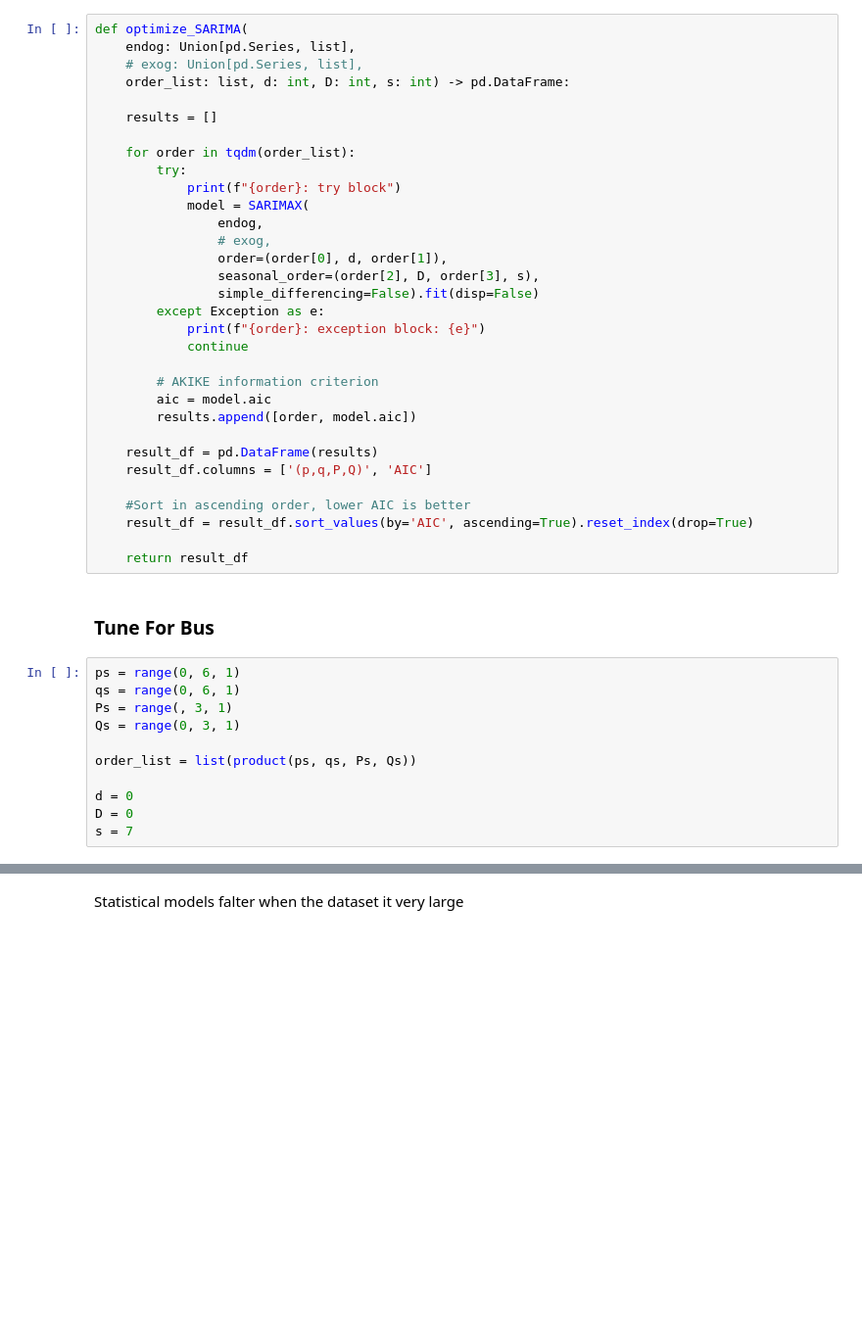
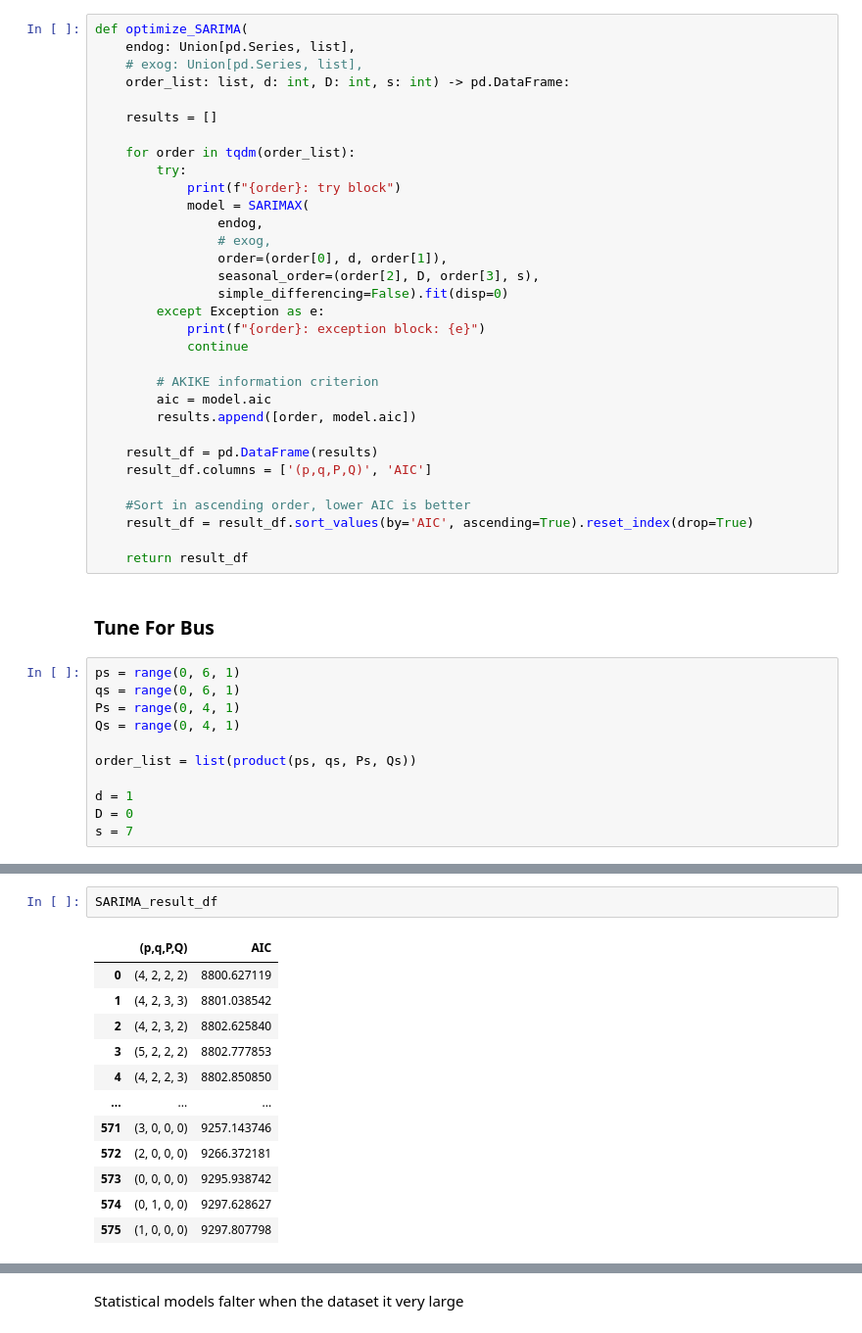
Before and after one commit to utility001/chicago-ridership, a Jupyter notebook: 01_SARIMA.ipynb, the cells around one changed output, grey strips where cells are left out. Shown at 98% size. Drawn from its saved outputs; the diff is of its cells as text; blank space fills up the shorter version.

```diff
--- a/01_SARIMA.ipynb
+++ b/01_SARIMA.ipynb
@@ -203,7 +207,7 @@ def optimize_SARIMA(
                 # exog,
                 order=(order[0], d, order[1]),
                 seasonal_order=(order[2], D, order[3], s),
-                simple_differencing=False).fit(disp=False)
+                simple_differencing=False).fit(disp=0)
         except Exception as e:
             print(f"{order}: exception block: {e}")
             continue
@@ -224,12 +228,12 @@ def optimize_SARIMA(
 # %%
 ps = range(0, 6, 1)
 qs = range(0, 6, 1)
-Ps = range(, 3, 1)
-Qs = range(0, 3, 1)
+Ps = range(0, 4, 1)
+Qs = range(0, 4, 1)
 
 order_list = list(product(ps, qs, Ps, Qs))
 
-d = 0
+d = 1
 D = 0
 s = 7
 # %%
@@ -266,0 +276,15 @@ SARIMA_result_df = optimize_SARIMA(train_set["bus"], order_list, d, D, s)
+# %%
+SARIMA_result_df
+# %% [output]
+|  | (p,q,P,Q) | AIC |
+| 0 | (4, 2, 2, 2) | 8800.627119 |
+| 1 | (4, 2, 3, 3) | 8801.038542 |
+| 2 | (4, 2, 3, 2) | 8802.625840 |
+| 3 | (5, 2, 2, 2) | 8802.777853 |
+| 4 | (4, 2, 2, 3) | 8802.850850 |
+| ... | ... | ... |
+| 571 | (3, 0, 0, 0) | 9257.143746 |
+| 572 | (2, 0, 0, 0) | 9266.372181 |
+| 573 | (0, 0, 0, 0) | 9295.938742 |
+| 574 | (0, 1, 0, 0) | 9297.628627 |
+| 575 | (1, 0, 0, 0) | 9297.807798 |
```
Also changed, not shown: parts of 19 cells of this notebook.
